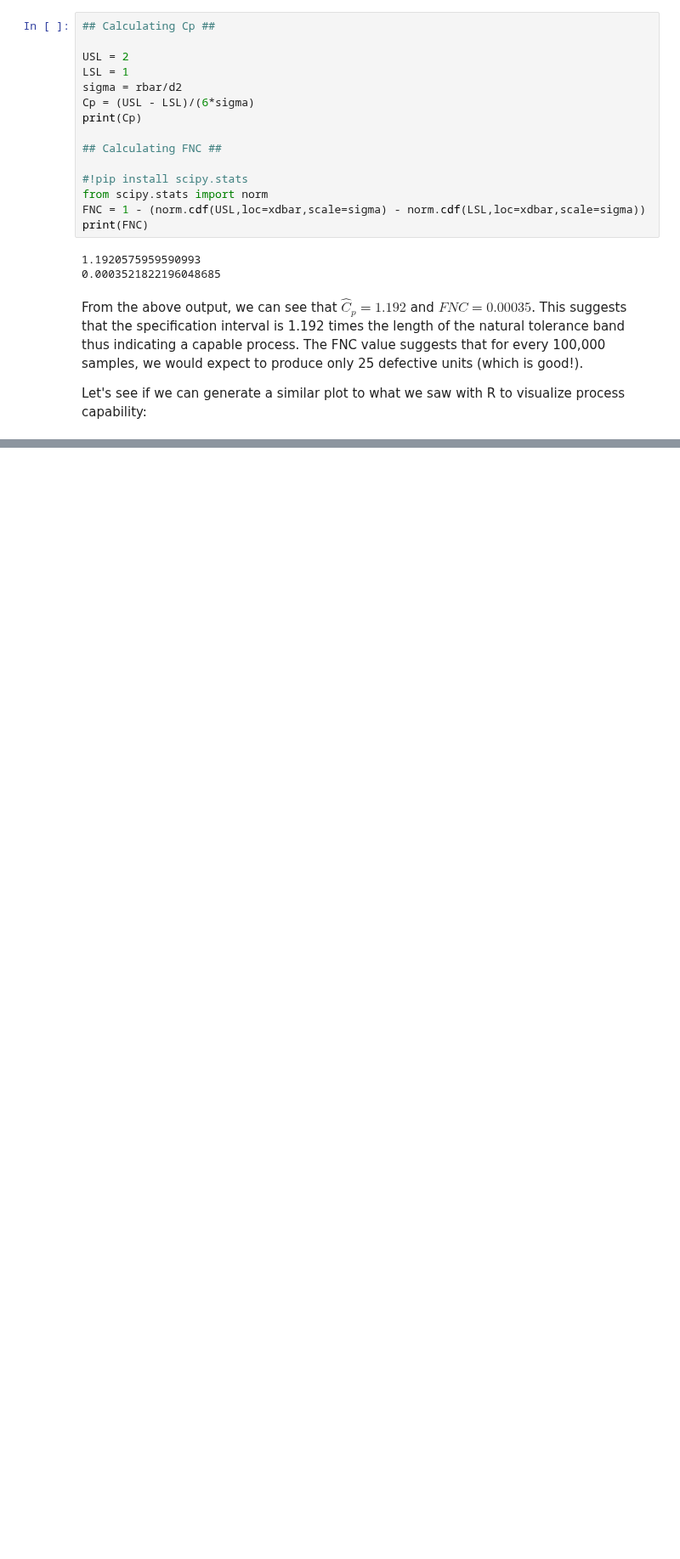
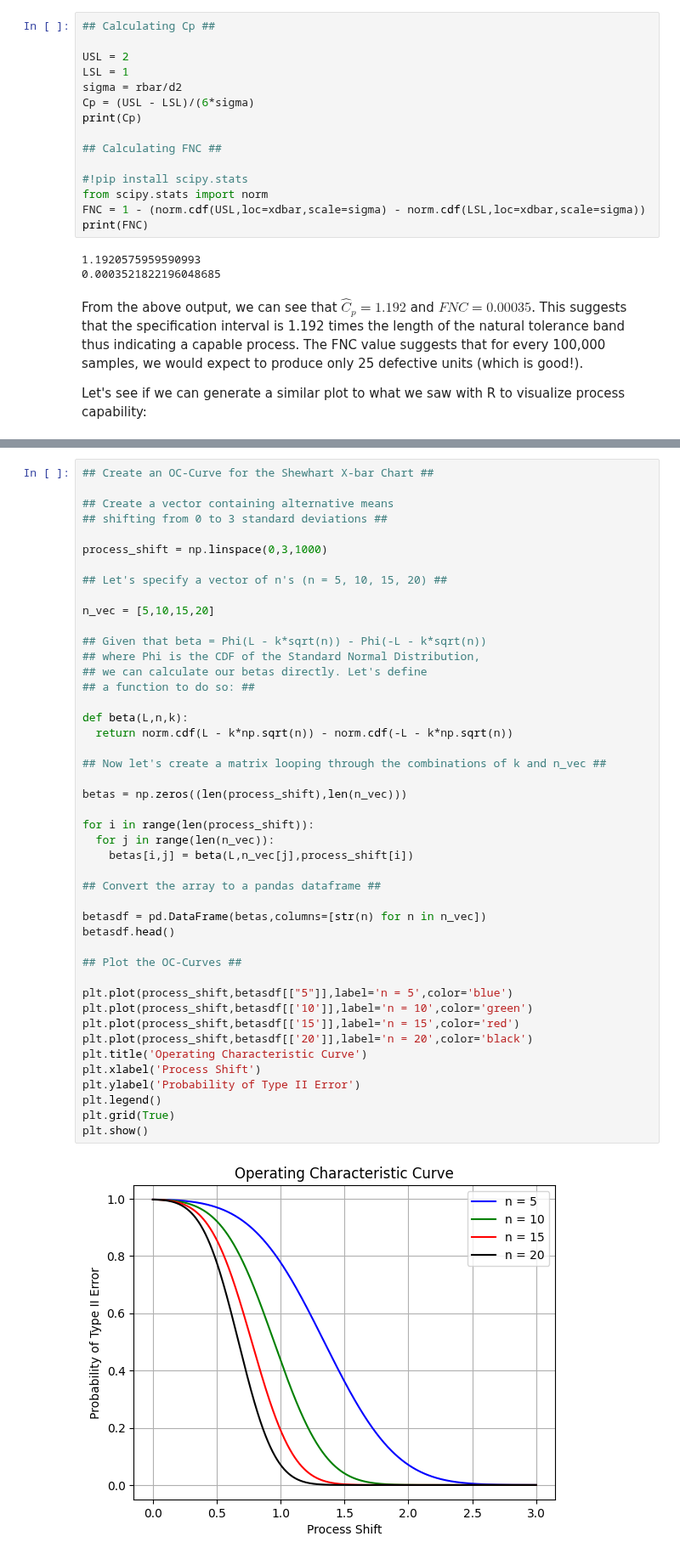
Before and after one commit to abrown9008/STAT-7110-Quality-Control, a Jupyter notebook: Slides/Class2/STAT_7110_Class_2_Python_Code.ipynb, the cells around one changed output, grey strips where cells are left out. Shown at 85% size. Cells and saved outputs as stored; diff of their text form; blank space fills up the shorter version.

```diff
--- a/Slides/Class2/STAT_7110_Class_2_Python_Code.ipynb
+++ b/Slides/Class2/STAT_7110_Class_2_Python_Code.ipynb
@@ -159,0 +164,47 @@ plt.show()
+# %%
+## Create an OC-Curve for the Shewhart X-bar Chart ##
+
+## Create a vector containing alternative means
+## shifting from 0 to 3 standard deviations ##
+
+process_shift = np.linspace(0,3,1000)
+
+## Let's specify a vector of n's (n = 5, 10, 15, 20) ##
+
+n_vec = [5,10,15,20]
+
+## Given that beta = Phi(L - k*sqrt(n)) - Phi(-L - k*sqrt(n))
+## where Phi is the CDF of the Standard Normal Distribution,
+## we can calculate our betas directly. Let's define
+## a function to do so: ##
+
+def beta(L,n,k):
+  return norm.cdf(L - k*np.sqrt(n)) - norm.cdf(-L - k*np.sqrt(n))
+
+## Now let's create a matrix looping through the combinations of k and n_vec ##
+
+betas = np.zeros((len(process_shift),len(n_vec)))
+
+for i in range(len(process_shift)):
+  for j in range(len(n_vec)):
+    betas[i,j] = beta(L,n_vec[j],process_shift[i])
+
+## Convert the array to a pandas dataframe ##
+
+betasdf = pd.DataFrame(betas,columns=[str(n) for n in n_vec])
+betasdf.head()
+
+## Plot the OC-Curves ##
+
+plt.plot(process_shift,betasdf[["5"]],label='n = 5',color='blue')
+plt.plot(process_shift,betasdf[['10']],label='n = 10',color='green')
+plt.plot(process_shift,betasdf[['15']],label='n = 15',color='red')
+plt.plot(process_shift,betasdf[['20']],label='n = 20',color='black')
+plt.title('Operating Characteristic Curve')
+plt.xlabel('Process Shift')
+plt.ylabel('Probability of Type II Error')
+plt.legend()
+plt.grid(True)
+plt.show()
+# %% [output]
+[figure, added]
```
Also changed, not shown: parts of 6 cells of this notebook.
